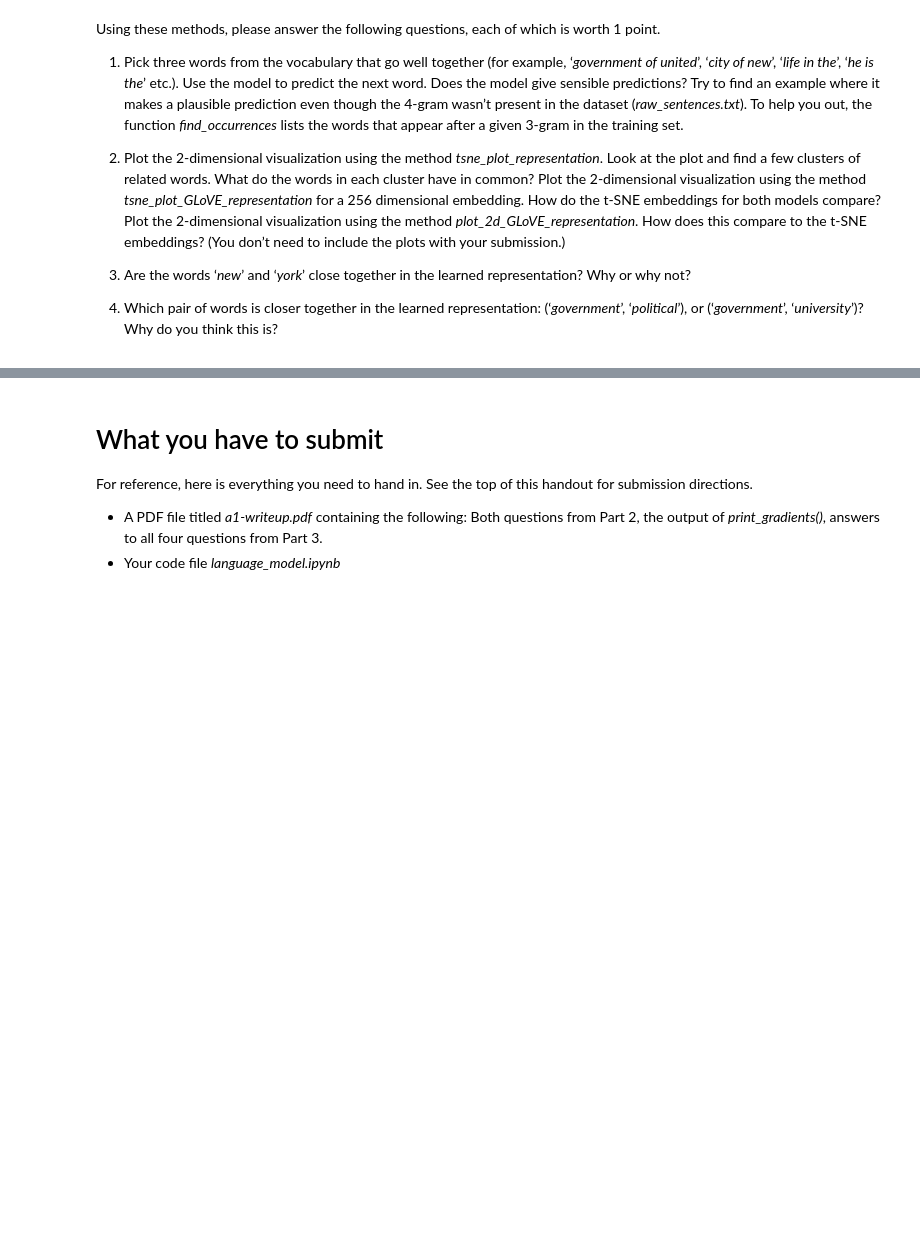
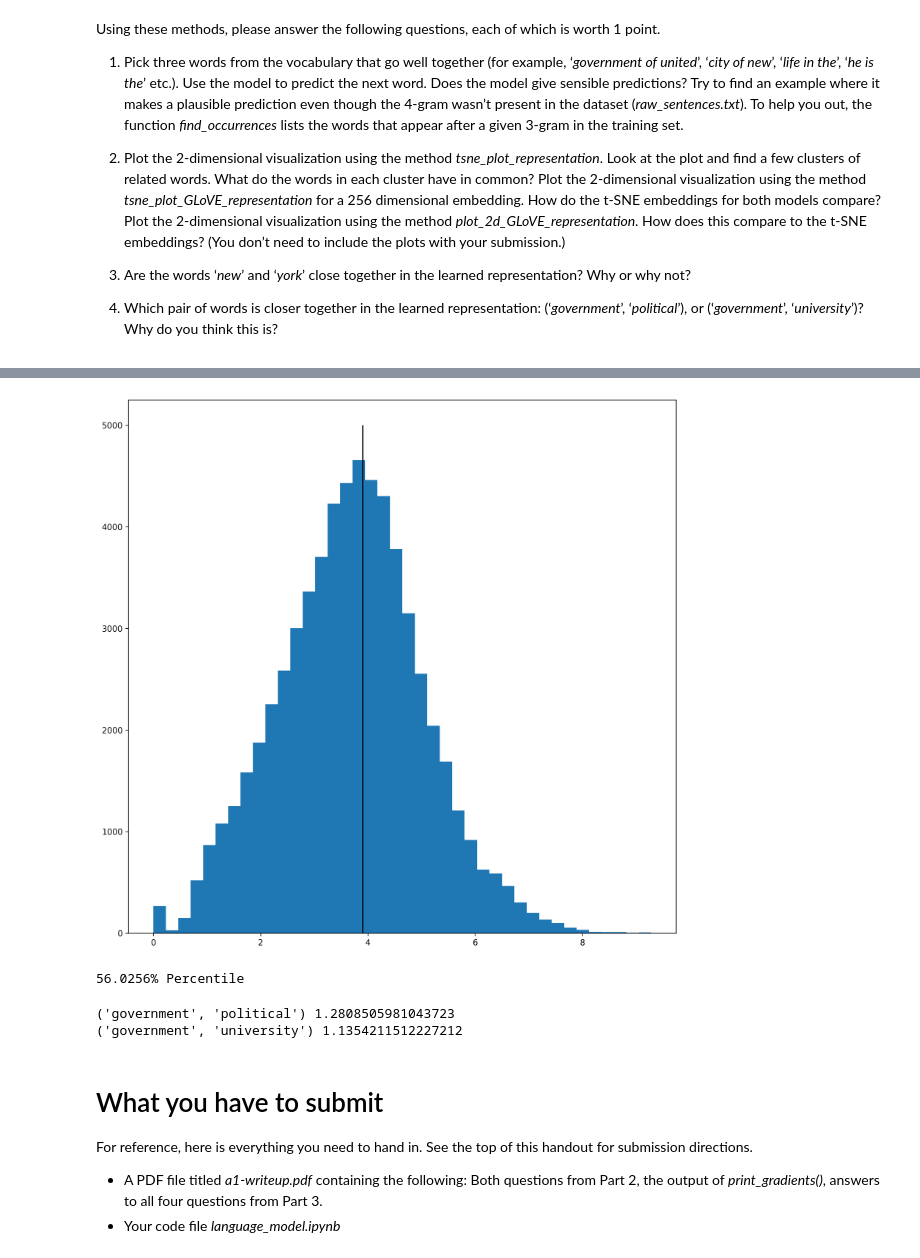
Before and after one commit to TianyuDu/CSC413, a Jupyter notebook: Programming 1/language_model.ipynb, the cells around one changed output, grey strips where cells are left out. Cells and saved outputs as stored; diff of their text form; code cells hidden in the pictures; blank space fills up the shorter version.

```diff
--- a/Programming 1/language_model.ipynb
+++ b/Programming 1/language_model.ipynb
@@ -1268,0 +1305,6 @@ Iteration  1000 : error is  0.30444536954105905
+# %%
+# Q3
+dist = np.zeros([vocab_size, vocab_size])
+for i, word_i in enumerate(data["vocab"]):
+    for j, word_j in enumerate(data["vocab"]):
+        dist[i, j] = trained_model.word_distance(word_i, word_j)
@@ -1269,3 +1328,18 @@ Iteration  1000 : error is  0.30444536954105905
+# %%
+plt.hist(dist.reshape(-1,), bins=40)
+plt.vlines(x=trained_model.word_distance("new", "york"), ymin=0, ymax=5000)
+plt.show()
+percentile = np.mean(dist <= trained_model.word_distance("new", "york"))*100
+print(f"{percentile}% Percentile")
+# %% [output]
+[figure, added]
+56.0256% Percentile
+# %%
+print(("government", "political"), trained_model.word_distance("government", "political"))
+print(("government", "university"), trained_model.word_distance("government", "university"))
+# %% [output]
+('government', 'political') 1.2808505981043723
+('government', 'university') 1.1354211512227212
 # %% [markdown]
 # What you have to submit
 
```
Also changed, not shown: parts of 14 cells of this notebook, 10 other files.
